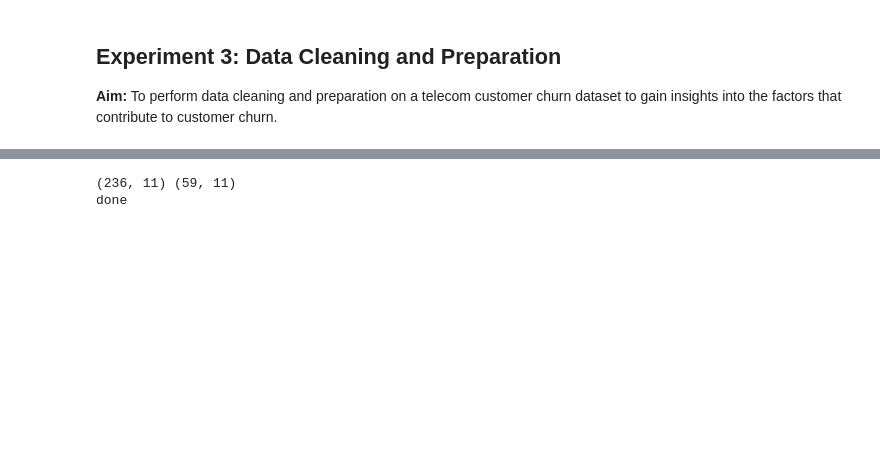
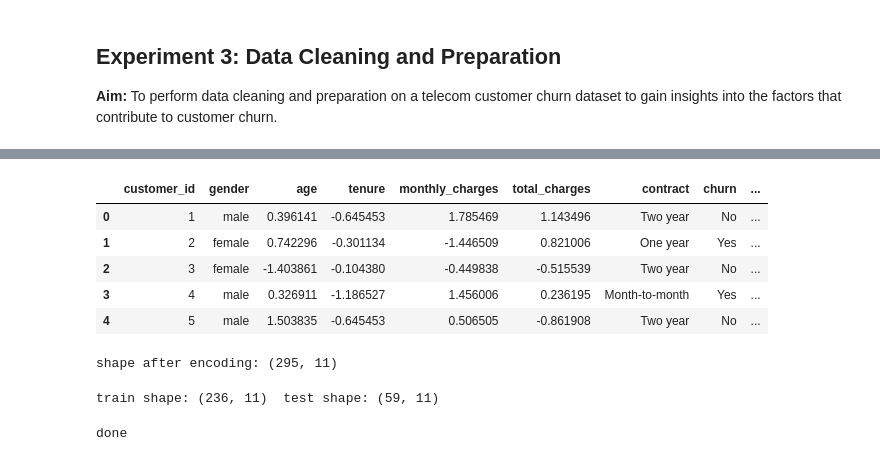
Before and after one commit to DipanshuAmbilkar03/ml-dmv-practicals, a Jupyter notebook: DMV/Exp3_Data_Cleaning_Churn.ipynb, the cells around one changed output, grey strips where cells are left out. Saved outputs shown, nothing was run; the diff lists cells and outputs as text; code cells hidden in the pictures; blank space fills up the shorter version.

```diff
--- a/DMV/Exp3_Data_Cleaning_Churn.ipynb
+++ b/DMV/Exp3_Data_Cleaning_Churn.ipynb
@@ -58,12 +96,26 @@ df["is_senior"] = (df["age"] >= 60).astype(int)
 # %%
 num = ["age", "tenure", "monthly_charges", "total_charges", "avg_monthly"]
 df[num] = StandardScaler().fit_transform(df[num])
-df = pd.get_dummies(df, columns=["gender", "contract"], drop_first=True)
+df.head()
+# %% [output]
+|  | customer_id | gender | age | tenure | monthly_charges | total_charges | contract | churn | ... |
+| 0 | 1 | male | 0.396141 | -0.645453 | 1.785469 | 1.143496 | Two year | No | ... |
+| 1 | 2 | female | 0.742296 | -0.301134 | -1.446509 | 0.821006 | One year | Yes | ... |
+| 2 | 3 | female | -1.403861 | -0.104380 | -0.449838 | -0.515539 | Two year | No | ... |
+| 3 | 4 | male | 0.326911 | -1.186527 | 1.456006 | 0.236195 | Month-to-month | Yes | ... |
+| 4 | 5 | male | 1.503835 | -0.645453 | 0.506505 | -0.861908 | Two year | No | ... |
+# %%
+df = pd.get_dummies(df, columns=["gender", "contract"], drop_first=True)
+print("shape after encoding:", df.shape)
+# %% [output]
+shape after encoding: (295, 11)
 # %%
 train, test = train_test_split(df, test_size=0.2, random_state=2)
-print(train.shape, test.shape)
-train.to_csv("churn_cleaned.csv", index=False)
-print("done")
+print("train shape:", train.shape, " test shape:", test.shape)
 # %% [output]
-(236, 11) (59, 11)
-done
+train shape: (236, 11)  test shape: (59, 11)
+# %%
+train.to_csv("churn_cleaned.csv", index=False)
+print("done")
+# %% [output]
+done
```
Also changed, not shown: parts of 9 cells of this notebook, 14 other files.
